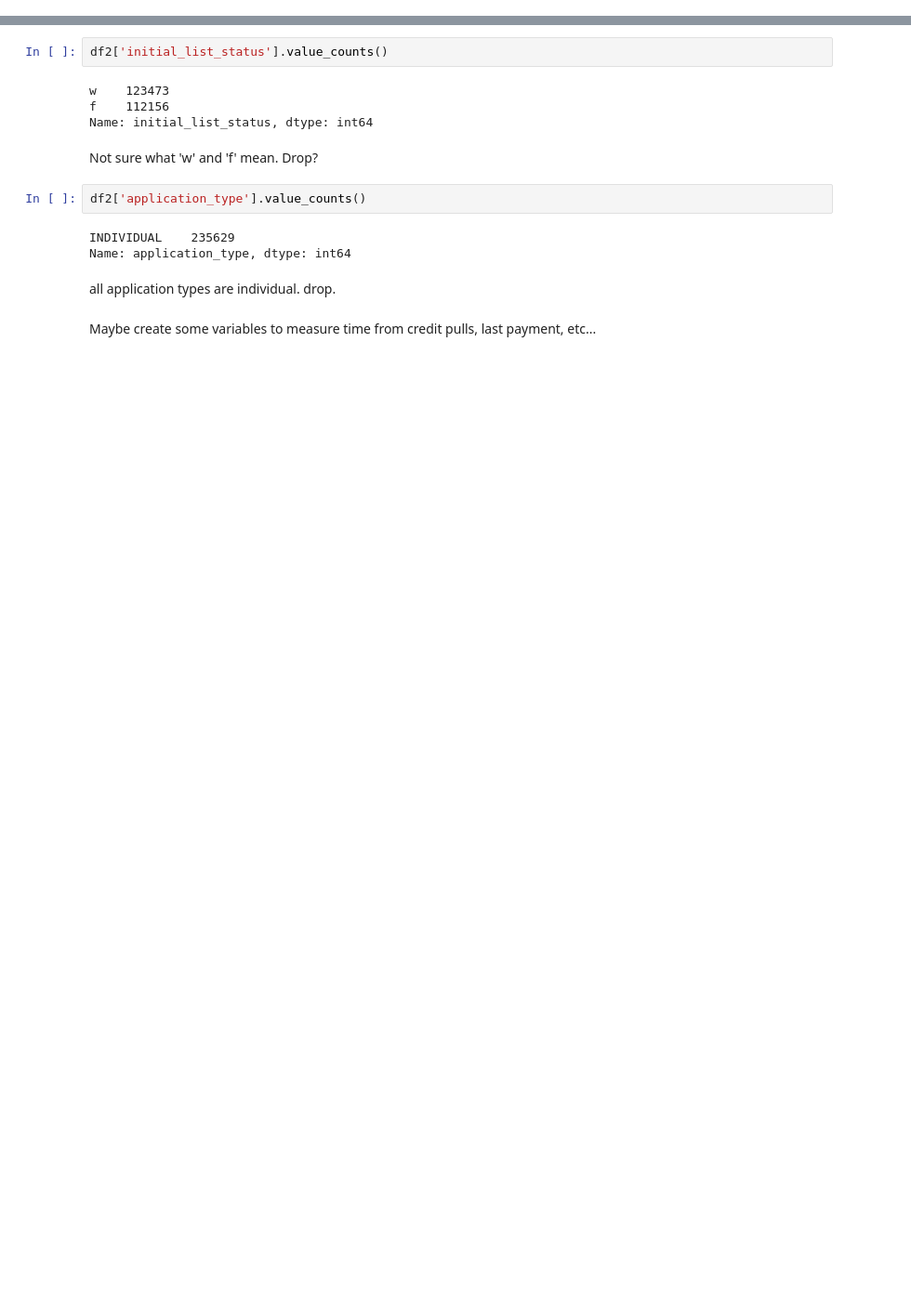
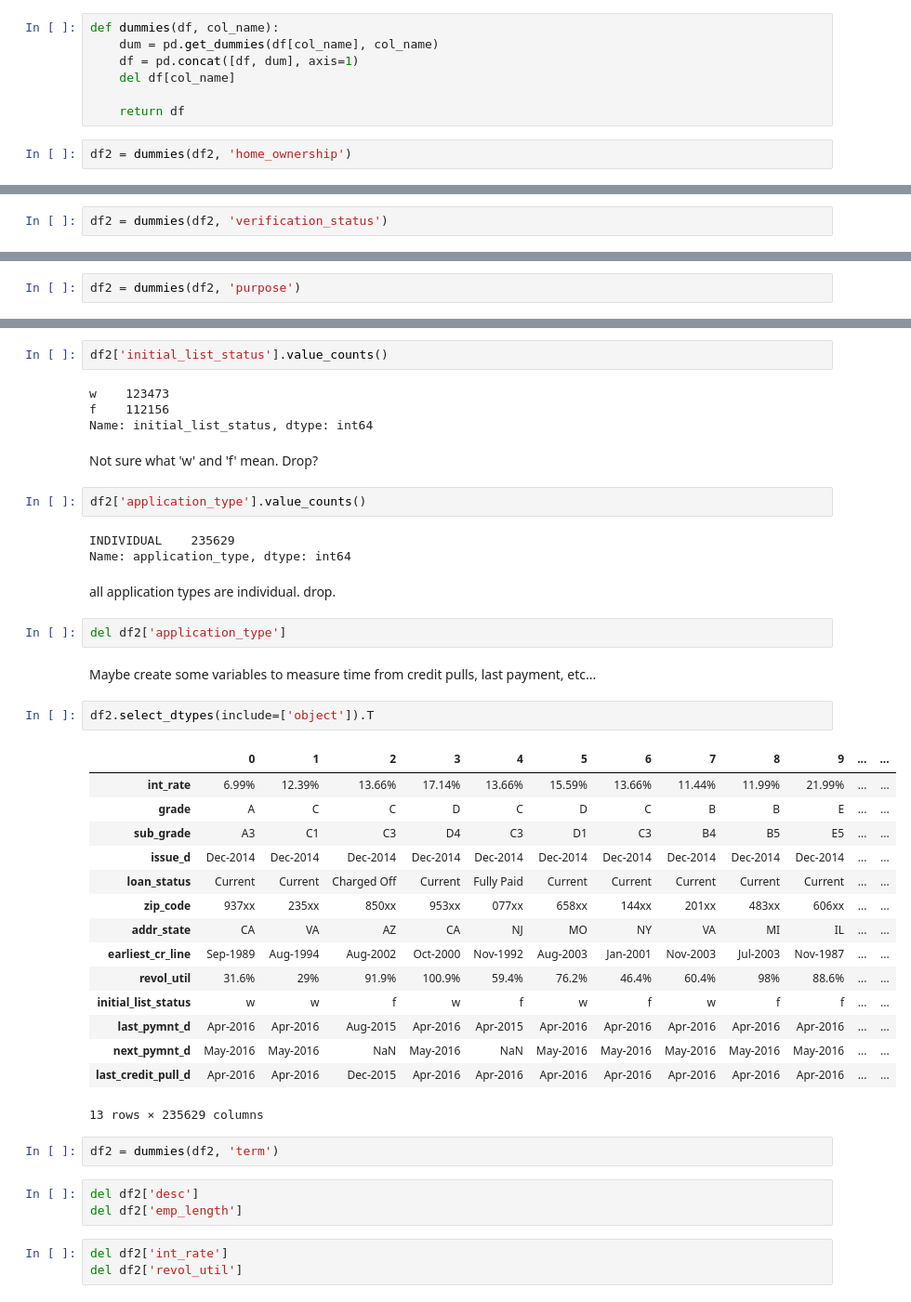
Before and after one commit to d-tang/lending, a Jupyter notebook: script/eda_2014.ipynb, the cells around one changed output, grey strips where cells are left out. Shown at 93% size. Saved outputs shown, nothing was run; the diff lists cells and outputs as text; blank space fills up the shorter version.

```diff
--- a/script/eda_2014.ipynb
+++ b/script/eda_2014.ipynb
@@ -563,2 +618,11 @@ Name: home_ownership, dtype: int64
 # %% [markdown]
 create bins for home ownership
+# %%
+def dummies(df, col_name):
+    dum = pd.get_dummies(df[col_name], col_name)
+    df = pd.concat([df, dum], axis=1)
+    del df[col_name]
+
+    return df
+# %%
+df2 = dummies(df2, 'home_ownership')
@@ -572,3 +660,5 @@ Name: verification_status, dtype: int64
+# %%
+df2 = dummies(df2, 'verification_status')
 # %%
 df2['pymnt_plan'].value_counts()
 # %% [output]
@@ -643,6 +737,8 @@ house                    750
 renewable_energy         123
 wedding                    8
 Name: purpose, dtype: int64
+# %%
+df2 = dummies(df2, 'purpose')
 # %%
 df2['title'].value_counts()
 # %% [output]
@@ -680,5 +780,33 @@ INDIVIDUAL    235629
 Name: application_type, dtype: int64
 # %% [markdown]
 all application types are individual. drop.
+# %%
+del df2['application_type']
 # %% [markdown]
 Maybe create some variables to measure time from credit pulls, last payment, etc...
+# %%
+df2.select_dtypes(include=['object']).T
+# %% [output]
+|  | 0 | 1 | 2 | 3 | 4 | 5 | 6 | 7 | 8 | 9 | ... | ... |
+| int_rate | 6.99% | 12.39% | 13.66% | 17.14% | 13.66% | 15.59% | 13.66% | 11.44% | 11.99% | 21.99% | ... | ... |
+| grade | A | C | C | D | C | D | C | B | B | E | ... | ... |
+| sub_grade | A3 | C1 | C3 | D4 | C3 | D1 | C3 | B4 | B5 | E5 | ... | ... |
+| issue_d | Dec-2014 | Dec-2014 | Dec-2014 | Dec-2014 | Dec-2014 | Dec-2014 | Dec-2014 | Dec-2014 | Dec-2014 | Dec-2014 | ... | ... |
+| loan_status | Current | Current | Charged Off | Current | Fully Paid | Current | Current | Current | Current | Current | ... | ... |
+| zip_code | 937xx | 235xx | 850xx | 953xx | 077xx | 658xx | 144xx | 201xx | 483xx | 606xx | ... | ... |
+| addr_state | CA | VA | AZ | CA | NJ | MO | NY | VA | MI | IL | ... | ... |
+| earliest_cr_line | Sep-1989 | Aug-1994 | Aug-2002 | Oct-2000 | Nov-1992 | Aug-2003 | Jan-2001 | Nov-2003 | Jul-2003 | Nov-1987 | ... | ... |
+| revol_util | 31.6% | 29% | 91.9% | 100.9% | 59.4% | 76.2% | 46.4% | 60.4% | 98% | 88.6% | ... | ... |
+| initial_list_status | w | w | f | w | f | w | f | w | f | f | ... | ... |
+| last_pymnt_d | Apr-2016 | Apr-2016 | Aug-2015 | Apr-2016 | Apr-2015 | Apr-2016 | Apr-2016 | Apr-2016 | Apr-2016 | Apr-2016 | ... | ... |
+| next_pymnt_d | May-2016 | May-2016 | NaN | May-2016 | NaN | May-2016 | May-2016 | May-2016 | May-2016 | May-2016 | ... | ... |
+| last_credit_pull_d | Apr-2016 | Apr-2016 | Dec-2015 | Apr-2016 | Apr-2016 | Apr-2016 | Apr-2016 | Apr-2016 | Apr-2016 | Apr-2016 | ... | ... |
+13 rows × 235629 columns
+# %%
+df2 = dummies(df2, 'term')
+# %%
+del df2['desc']
+del df2['emp_length']
+# %%
+del df2['int_rate']
+del df2['revol_util']
```
Also changed, not shown: parts of 37 cells of this notebook, 1 other file.
